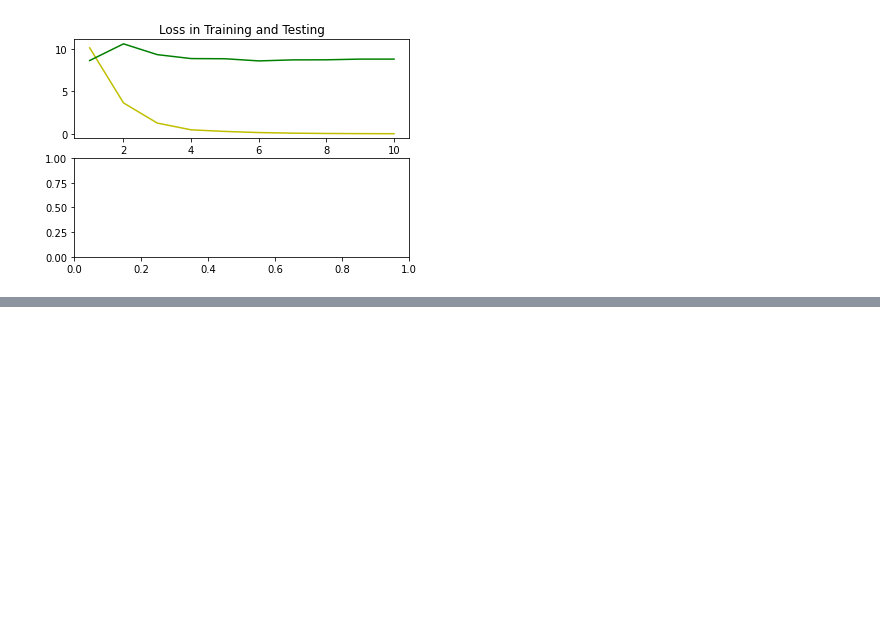
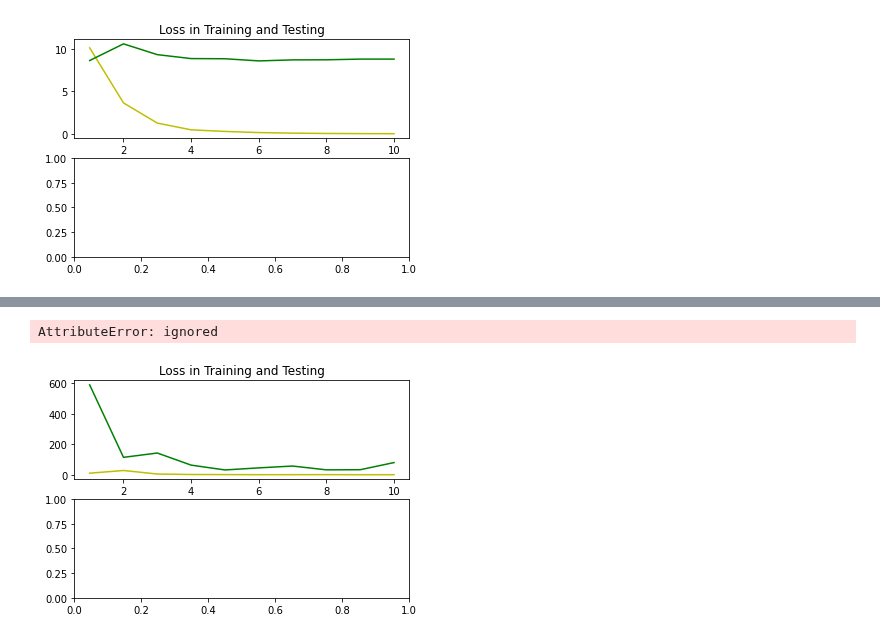
Before and after one commit to HuyenNguyenHelen/LING-5412, a Jupyter notebook: Midterm_Perceptron.ipynb, the cells around one changed output, grey strips where cells are left out. Saved outputs shown, nothing was run; the diff lists cells and outputs as text; code cells hidden in the pictures; blank space fills up the shorter version.

```diff
--- a/Midterm_Perceptron.ipynb
+++ b/Midterm_Perceptron.ipynb
@@ -361,7 +361,7 @@ AttributeError: ignored
 [figure]
 # %%
 # Building an Average perceptron
-def avg_perceptron (X, Y, weight, bias):
+def avg_perceptron (X, Y, weight, bias, u, beta, c):
   tr_loss = 0
   for x, y in zip(X.values,Y):
     a = np.dot(weight, x) + bias
@@ -369,9 +369,16 @@ def avg_perceptron (X, Y, weight, bias):
     if ya <=0:
       weight += np.dot(x, y)
       bias +=  y
+      u += np.dot (y, c, x)
+      beta += np.dot (y, c)
+    else:
+      pass
+    c+=1
     tr_loss += np.max([0, ya*(-1)])
   avg_loss = tr_loss/X.shape[0]
-  return weight, bias, avg_loss #np.average(tr_loss)
+  avg_weight = weight - (u/c)
+  avg_bias = bias - (beta/c)
+  return avg_weight, avg_bias, avg_loss #np.average(tr_loss)
 
 print('..............Training vanilla perceptron .........................................')
 n_iter = 10
@@ -384,7 +391,7 @@ F1_tr = []
 F1_test = []
 for iter in range(n_iter):
   print('\n====================iteration %s=======================' % str(iter+1))
-  weight, bias, avg_tr_loss = perceptron (X_train, y_train, weight, bias)
+  weight, bias, avg_tr_loss = avg_perceptron (X_train, y_train, weight, bias, u, beta, c)
   y_predict, test_loss = predict(X_test, y_test, weight, bias)
   all_tr_avg_loss.append(avg_tr_loss)
   all_test_avg_loss.append (test_loss)
@@ -400,0 +443,21 @@ for iter in range(n_iter):
+# %%
+import matplotlib.pyplot as plt
+fig, (axs1, axs2) = plt.subplots(2)
+axs1.plot([i for i in range(1, n_iter+1)], all_tr_avg_loss, 'y', label='Training loss')
+axs1.plot([i for i in range(1, n_iter+1)], all_test_avg_loss, 'g', label='Testing loss')
+axs1.set_title('Loss in Training and Testing')
+# axs1.xlabel('Iteration')
+axs1.ylabel('Loss')
+axs1.legend()
+
+axs2.plot([i for i in range(1, n_iter+1)], F1_tr, 'o', label='Training F1')
+axs2.plot([i for i in range(1, n_iter+1)], F1_test, 'b', label='Testing F1')
+axs2.set_title('F1 in Training and Testing')
+/axs2.xlabel('Iteration')
+axs2.ylabel('f1')
+axs2.legend()
+
+fig.show()
+# %% [output]
+AttributeError: ignored
+[figure, added]
```
Also changed, not shown: parts of 1 cell of this notebook.
